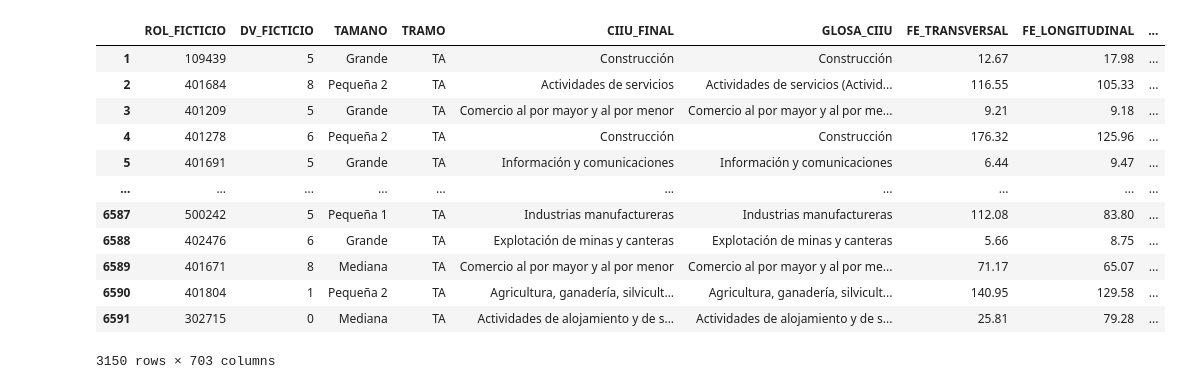
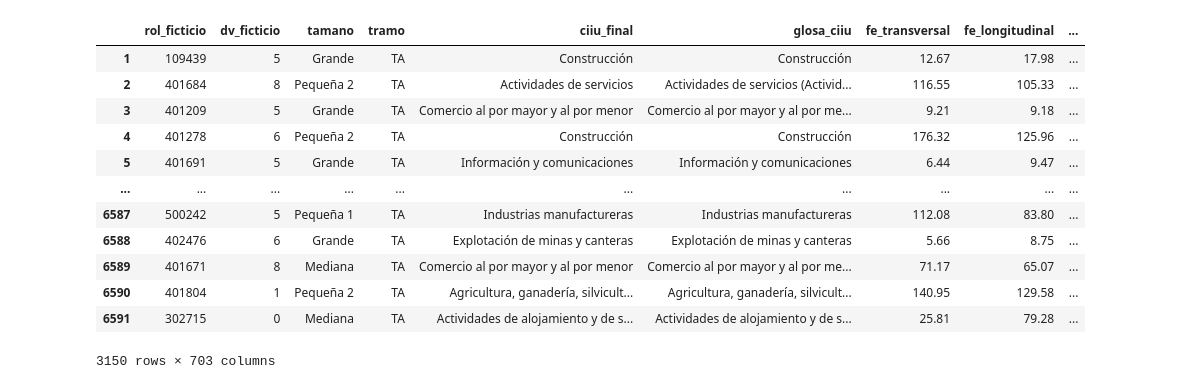
Before and after one commit to tomasleale/ele7, a Jupyter notebook: ele7.ipynb, the cells around one changed output. Cells and saved outputs as stored; diff of their text form; code cells hidden in the pictures.

```diff
--- a/ele7.ipynb
+++ b/ele7.ipynb
@@ -166,5 +166,8 @@ df['CIIU_FINAL'] = df['CIIU_FINAL'].replace({
 
 pd.options.display.float_format = "{:,.2f}".format
 
+#Nombres de variables a minúsculas
+df.columns = df.columns.str.lower()
+
 df.head()
 # %% [output]
@@ -177,10 +180,10 @@ df.head()
 5 rows × 703 columns
 # %%
 # MUESTRA LONGITUDINAL
-df_longitudinal = df[df['PANEL'] == 'Panel'].copy()
+df_longitudinal = df[df['panel'] == 'Panel'].copy()
 df_longitudinal
 # %% [output]
-|  | ROL_FICTICIO | DV_FICTICIO | TAMANO | TRAMO | CIIU_FINAL | GLOSA_CIIU | FE_TRANSVERSAL | FE_LONGITUDINAL | ... |
+|  | rol_ficticio | dv_ficticio | tamano | tramo | ciiu_final | glosa_ciiu | fe_transversal | fe_longitudinal | ... |
 | 1 | 109439 | 5 | Grande | TA | Construcción | Construcción | 12.67 | 17.98 | ... |
 | 2 | 401684 | 8 | Pequeña 2 | TA | Actividades de servicios | Actividades de servicios (Activid... | 116.55 | 105.33 | ... |
 | 3 | 401209 | 5 | Grande | TA | Comercio al por mayor y al por menor | Comercio al por mayor y al por me... | 9.21 | 9.18 | ... |
```
Also changed, not shown: parts of 7 cells of this notebook, 1 other file.
